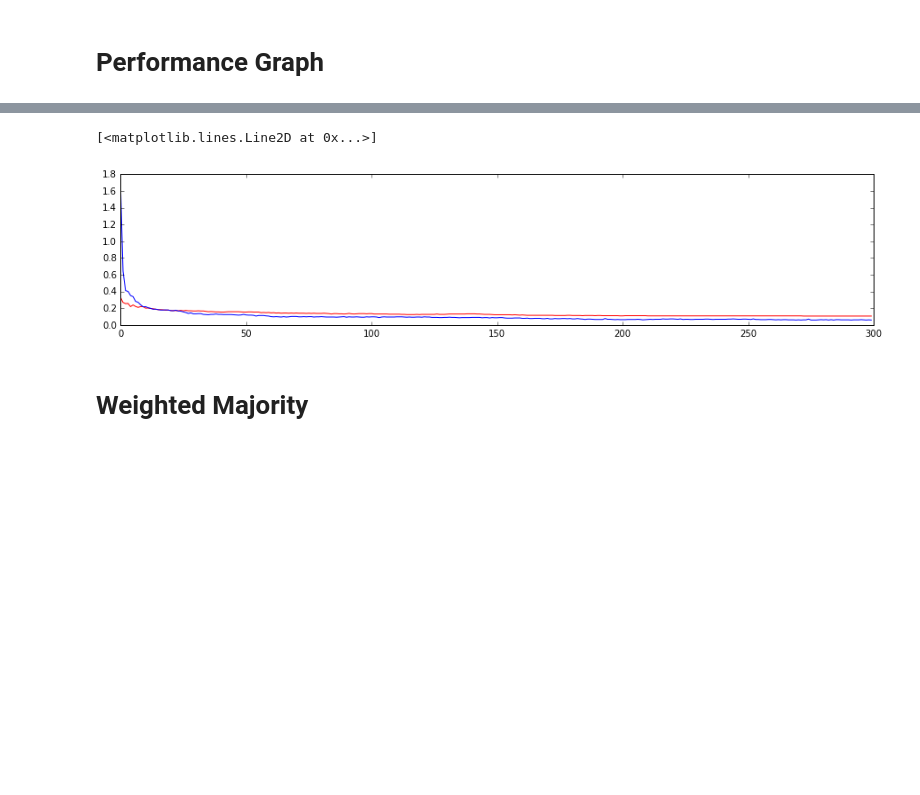
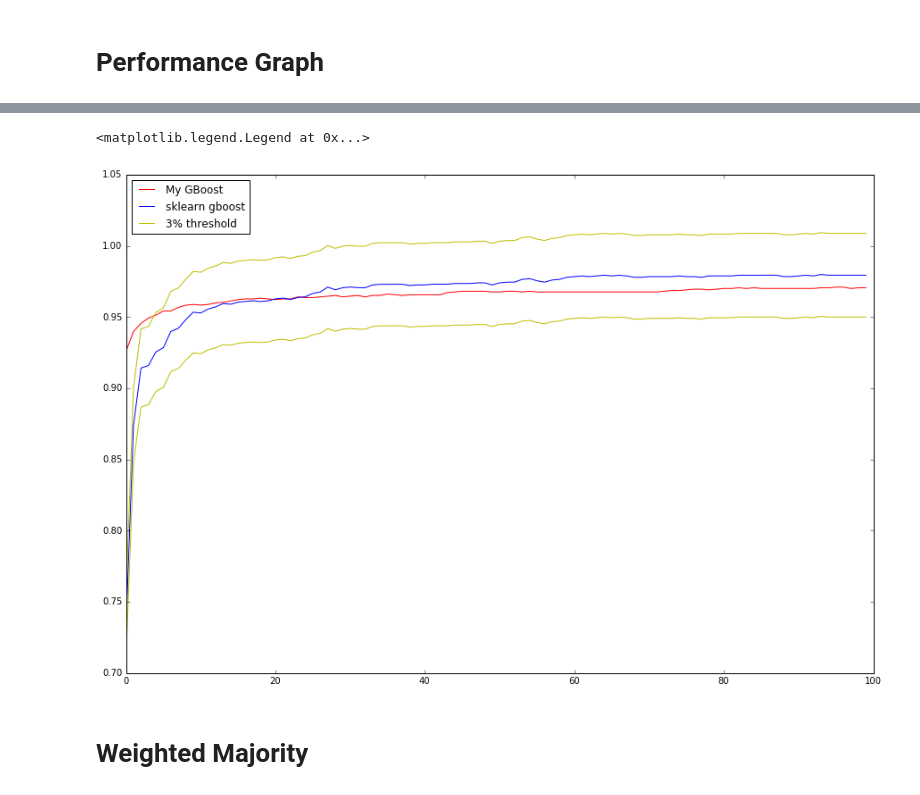
Before and after one commit to KopBob/technosphere, a Jupyter notebook: ml2/hw1/hw1.ipynb, the cells around one changed output, grey strips where cells are left out. Cells and saved outputs as stored; diff of their text form; code cells hidden in the pictures; blank space fills up the shorter version.

```diff
--- a/ml2/hw1/hw1.ipynb
+++ b/ml2/hw1/hw1.ipynb
@@ -89,13 +102,17 @@ from src.benchmark import draw_graph_hw1
 # %%
-scores = np.load('scores.dat.npz')
+scores = np.load('./scores100_f1.dat.npz')
 # %%
-plt.figure(figsize=(15, 3))
+plt.figure(figsize=(15, 10))
 
-plt.plot(range(len(scores["gboost_scores"])), scores["gboost_scores"], c="r")
-plt.plot(range(len(scores["sklearn_scores"])), scores["sklearn_scores"], c="b")
+plt.plot(range(len(scores["gboost_scores"])), (scores["gboost_scores"]), c="r", label='My GBoost')
+plt.plot(range(len(scores["sklearn_scores"])), (scores["sklearn_scores"]), c="b", label='sklearn gboost')
+plt.plot(range(len(scores["sklearn_scores"])), (scores["sklearn_scores"])*1.03, c="y", label='3% threshold')
+plt.plot(range(len(scores["sklearn_scores"])), (scores["sklearn_scores"])*0.97, c="y")
+
+plt.legend(loc='upper left')
 # %% [output]
-[<matplotlib.lines.Line2D at 0x...>]
+<matplotlib.legend.Legend at 0x...>
-[figure, old version]
+[figure, new version]
 # %% [markdown]
 # Weighted Majority
 # %% [markdown]
```
Also changed, not shown: parts of 22 cells of this notebook, 3 other files.
